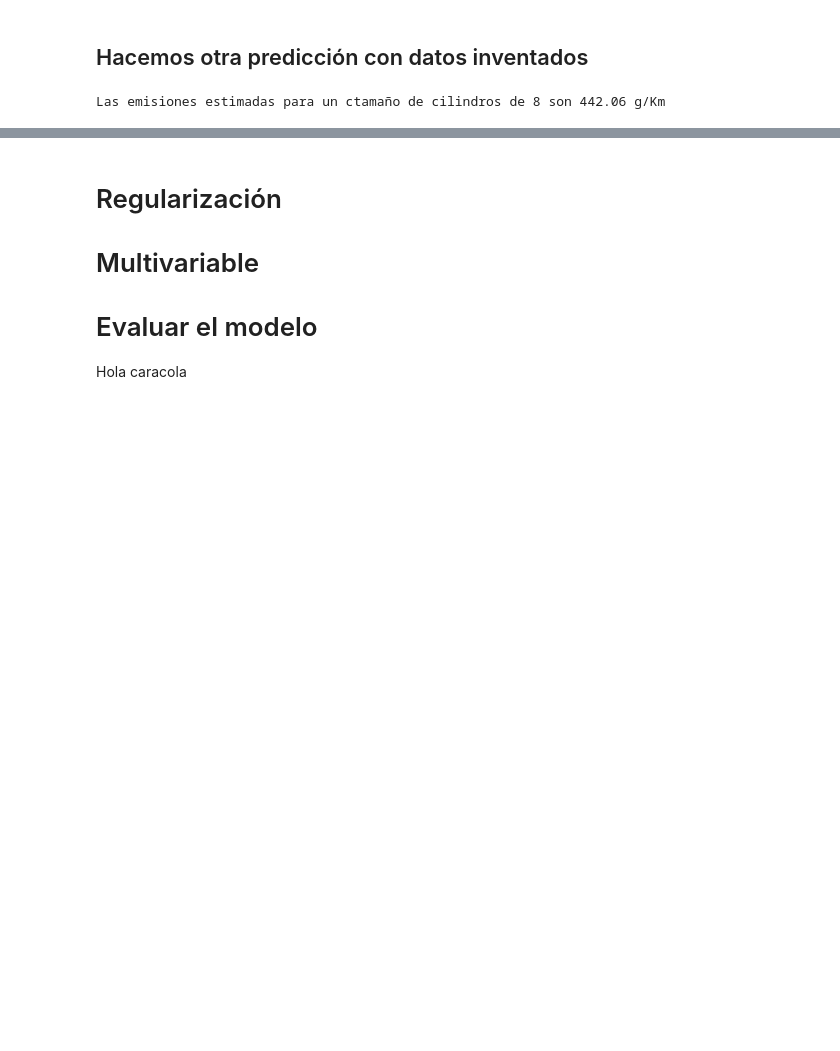
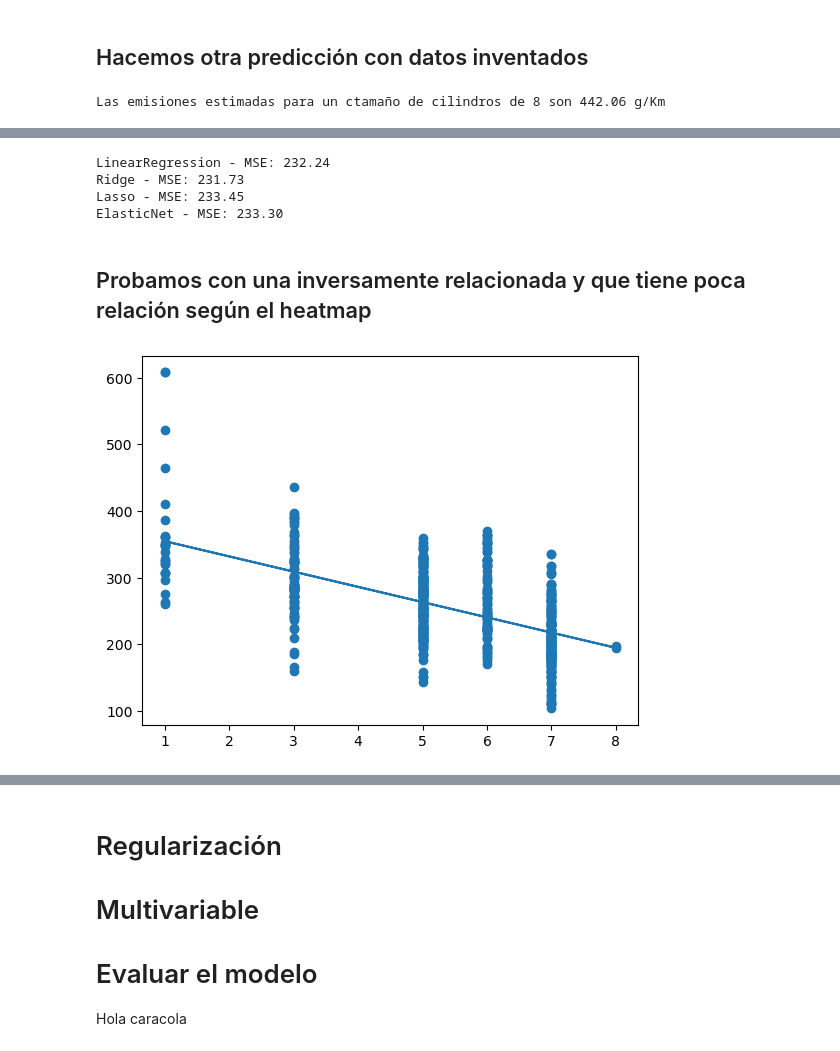
Before and after one commit to EnriqueGranadosMartinez/fuel, a Jupyter notebook: fuel_kike/fuel.ipynb, the cells around one changed output, grey strips where cells are left out. Saved outputs shown, nothing was run; the diff lists cells and outputs as text; code cells hidden in the pictures; blank space fills up the shorter version.

```diff
--- a/fuel_kike/fuel.ipynb
+++ b/fuel_kike/fuel.ipynb
@@ -221,0 +365,79 @@ x_train, x_test, y_train, y_test = train_test_split(x, y, test_size=0.30, random
+# %%
+from sklearn.linear_model import LinearRegression, Ridge, Lasso, ElasticNet
+from sklearn.model_selection import cross_val_score
+
+# Suponiendo que ya tienes definidos x e y
+models = {
+    "LinearRegression": LinearRegression(),
+    "Ridge": Ridge(alpha=1.0),
+    "Lasso": Lasso(alpha=0.1),
+    "ElasticNet": ElasticNet(alpha=0.1, l1_ratio=0.5)
+}
+
+for name, model in models.items():
+    validacion_cruzada = cross_val_score(model, x, y, cv=5, scoring='neg_mean_squared_error')
+    print(f"{name} - MSE: {-np.mean(validacion_cruzada):.2f}")
+# %% [output]
+LinearRegression - MSE: 232.24
+Ridge - MSE: 231.73
+Lasso - MSE: 233.45
+ElasticNet - MSE: 233.30
+# %% [markdown]
+## Probamos con una inversamente relacionada y que tiene poca relación según el heatmap
+# %%
+# Definir las variables independientes y la dependiente
+x = dataframe_limpio[[ 'smog_rating']].values
+y = dataframe_limpio['co2_g_km']
+
+
+
+# Dividir los datos en conjuntos de entrenamiento (70%) y de prueba (30%)
+x_train, x_test, y_train, y_test = train_test_split(x, y, test_size=0.30, random_state=0)
+
+# Entrenar modelo
+regressor = LinearRegression()
+regressor.fit(x_train, y_train)
+
+# Predicciones
+y_pred = regressor.predict(x_test)
+plt.scatter(x_train, y_train)
+plt.plot(x_train, regressor.predict(x_train))
+plt.show()
+
+from sklearn.metrics import mean_squared_error, r2_score
+# Realizar predicciones en ambos conjuntos
+y_train_pred = regressor.predict(x_train)
+y_test_pred  = regressor.predict(x_test)
+
+# Calcular el Error Cuadrático Medio (MSE) y el Coeficiente de Determinación (R²) para entrenamiento
+mse_train = mean_squared_error(y_train, y_train_pred)
+r2_train  = r2_score(y_train, y_train_pred)
+
+# Calcular el Error Cuadrático Medio (MSE) y el Coeficiente de Determinación (R²) para el conjunto de prueba
+mse_test = mean_squared_error(y_test, y_test_pred)
+r2_test  = r2_score(y_test, y_test_pred)
+
+print("Conjunto de Entrenamiento:")
+print("MSE: {:.2f}".format(mse_train))
+print("R²: {:.2f}".format(r2_train))
+
+print("\nConjunto de Test:")
+print("MSE: {:.2f}".format(mse_test))
+print("R²: {:.2f}\n".format(r2_test))
+
+from sklearn.linear_model import LinearRegression, Ridge, Lasso, ElasticNet
+from sklearn.model_selection import cross_val_score
+
+# Suponiendo que ya tienes definidos x e y
+models = {
+    "LinearRegression": LinearRegression(),
+    "Ridge": Ridge(alpha=1.0),
+    "Lasso": Lasso(alpha=0.1),
+    "ElasticNet": ElasticNet(alpha=0.1, l1_ratio=0.5)
+}
+
+for name, model in models.items():
+    validacion_cruzada = cross_val_score(model, x, y, cv=5, scoring='neg_mean_squared_error')
+    print(f"{name} - MSE: {-np.mean(validacion_cruzada):.2f}")
+# %% [output]
+[figure, added]
```
Also changed, not shown: parts of 22 cells of this notebook.
